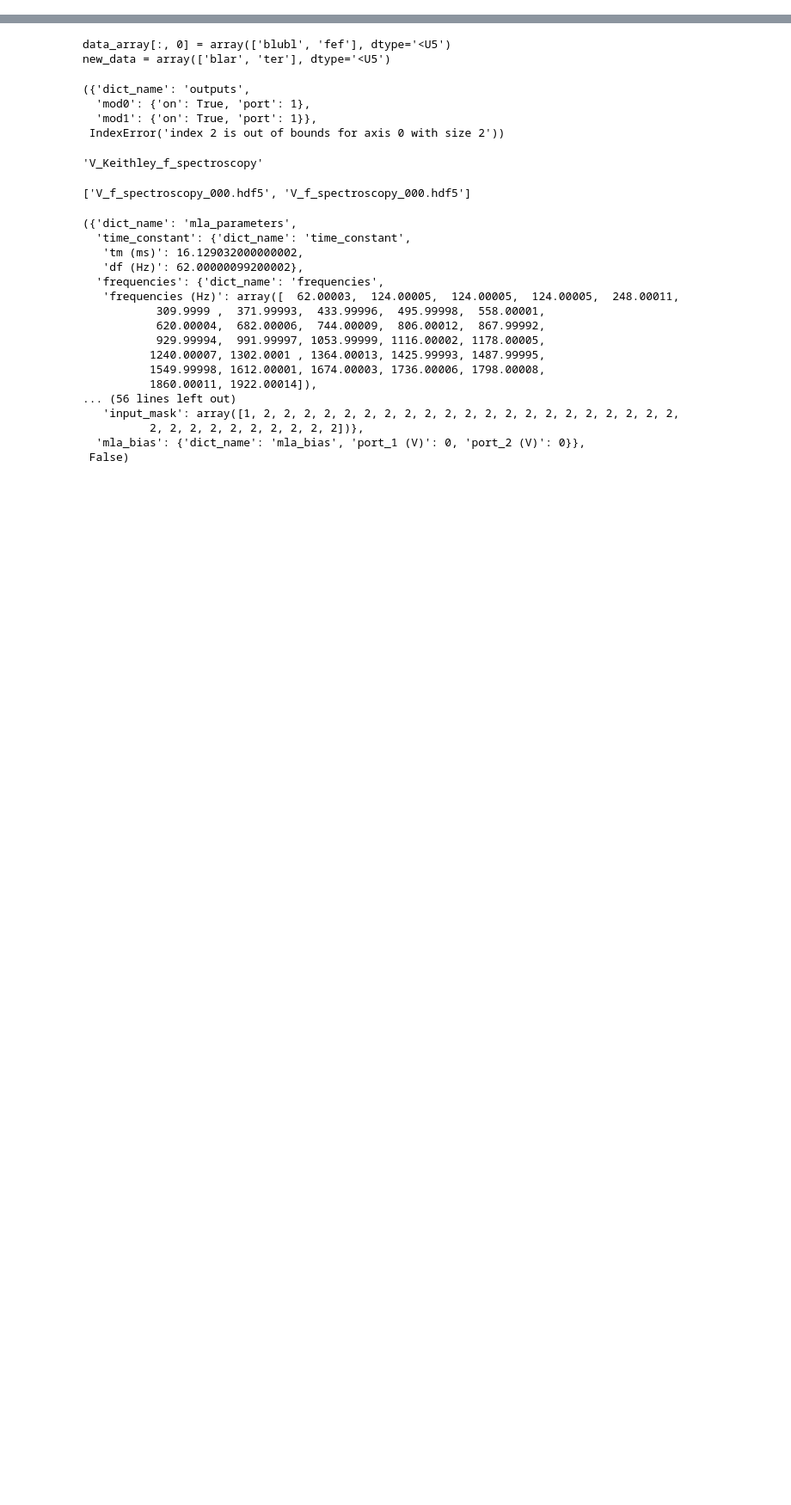
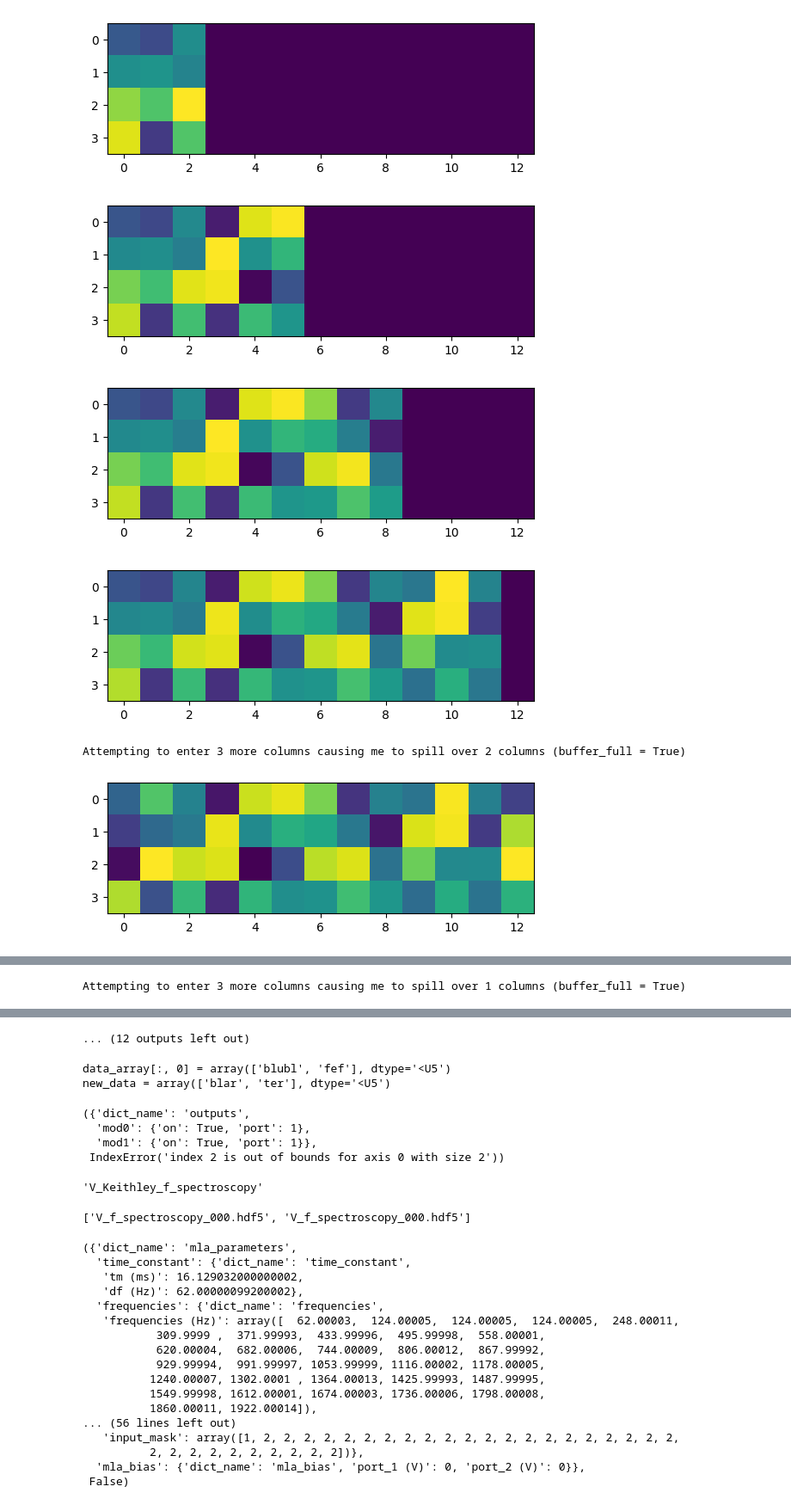
Before and after one commit to PeterJacobse/Scantelligent, a Jupyter notebook: Tests.ipynb, the cells around one changed output, grey strips where cells are left out. Shown at 86% size. Cells and saved outputs as stored; diff of their text form; code cells hidden in the pictures; blank space fills up the shorter version.

Commit message:
Audio and graphing improvements

```diff
--- a/Tests.ipynb
+++ b/Tests.ipynb
@@ -16,3 +16,43 @@ file_functions = FileFunctions()
 #nhw = nanonis.nanonis_hardware
 #data = DataProcessing()
 #nanonis.link()
+# %%
+graph_buffer_size = 13
+graph_buffer_index = 0
+x_channel = 0 # x channel for graphing. An index of -1 means graphing parameters as a function of index, rolling when more than 6000 buffer values are filled
+graph_channels = 4
+graph_buffer = np.zeros((graph_channels, graph_buffer_size), dtype = float)
+
+#data_array = np.atleast_2d(np.array([1, 2, 2, 1, 1, 3, 4])).transpose()[:graph_channels]
+#data_array = np.atleast_2d(np.array([[1, 2, 2, 1, 1, 3, 4], [2, 2, 1, 2, 1, 4, 3]])).transpose()[:graph_channels]
+#data_array = np.atleast_2d(np.array([["blubl", "blar"], ["fef", "ter"], ["121", "3123"]]))[:, :4]
+#data_array = np.atleast_2d(np.random.random((3))).transpose()[:graph_channels]
+
+buffer_full = False
+for _ in range(20):
+    data_array = np.atleast_2d(np.random.random((3, 7))).transpose()[:graph_channels]
+    #data_array = np.atleast_2d(np.array([[.5, .2, 1.4, 1.1, 1, 3, 4], [2.1, 1.2, .5, 1.8, 1, 4, 3]])).transpose()[:graph_channels]
+    (n_channels, n_datapoints) = data_array.shape
+    new_buffer_index = graph_buffer_index + n_datapoints
+
+    if new_buffer_index > graph_buffer_size:
+        buffer_full = True
+        overflow = new_buffer_index - graph_buffer_size
+        print(f"Attempting to enter {n_datapoints} more columns causing me to spill over {overflow} columns ({buffer_full = })")
+
+        graph_buffer[:n_channels, graph_buffer_index : graph_buffer_size] = data_array[:, : n_datapoints - overflow]
+        graph_buffer[:n_channels, : overflow] = data_array[:, n_datapoints - overflow :]
+        graph_buffer_index = overflow
+
+    else:
+        graph_buffer[:n_channels, graph_buffer_index : new_buffer_index] = data_array[:]
+        graph_buffer_index = new_buffer_index
+    plt.imshow(graph_buffer)
+    plt.show()
+# %% [output]
+[figure, added]
+[figure, added]
+[figure, added]
+[figure, added]
+Attempting to enter 3 more columns causing me to spill over 2 columns (buffer_full = True)
+[figure, added]
@@ -18,0 +62 @@ file_functions = FileFunctions()
+Attempting to enter 3 more columns causing me to spill over 1 columns (buffer_full = True)
@@ -19,3 +65,4 @@ file_functions = FileFunctions()
+... (12 outputs left out)
 # %%
 data_array = np.atleast_2d(np.random.random((3, 59)))[:, :45]
 data_array = np.atleast_2d(np.array([["blubl", "blar"], ["fef", "ter"]]))[:, :45]
```
Also changed, not shown: parts of 1 cell of this notebook, 5 other files.
